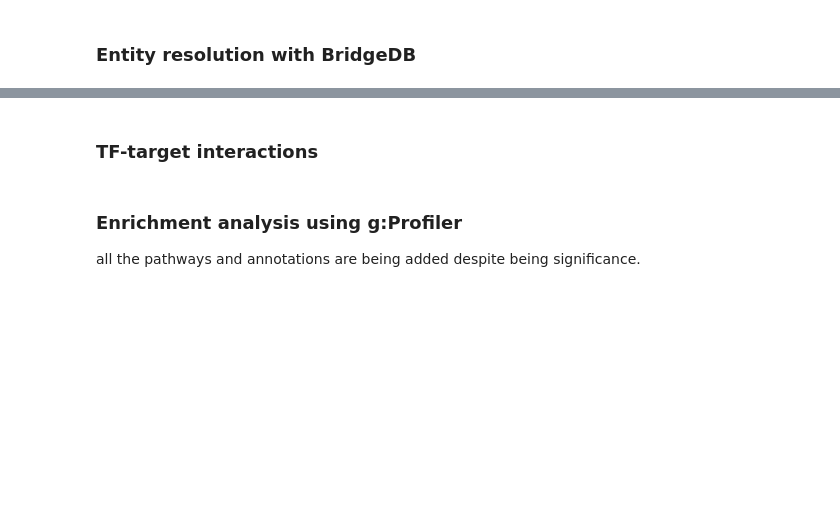
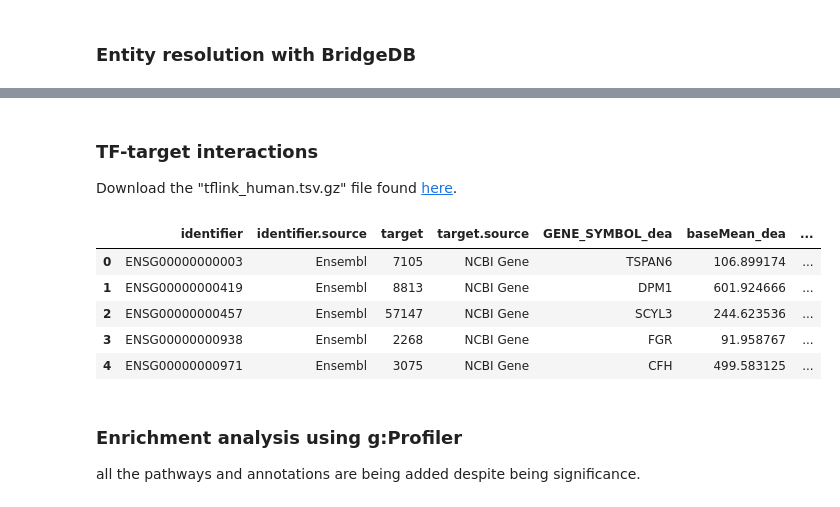
Before and after one commit to BioDataFuse/pyBiodatafuse, a Jupyter notebook: examples/usecases/muscle/01_graph_generation_human.ipynb, the cells around one changed output, grey strips where cells are left out. Saved outputs shown, nothing was run; the diff lists cells and outputs as text; code cells hidden in the pictures; blank space fills up the shorter version.

```diff
--- a/examples/usecases/muscle/01_graph_generation_human.ipynb
+++ b/examples/usecases/muscle/01_graph_generation_human.ipynb
@@ -63,24 +74,32 @@ bridgedb_df.head(1)
-# %% [markdown]
-### TF-target interactions
+# %% [markdown]
+### TF-target interactions
+
+Download the "tflink_human.tsv.gz" file found [here](https://cdn.netbiol.org/tflink/download_files/TFLink_Homo_sapiens_interactions_All_simpleFormat_v1.0.tsv.gz).
 # %%
-tflink_path = os.path.join(base_dir, "data/human/tflink.pkl")
-tflink_metadata_path = os.path.join(base_dir, "data/human/tflink_metadata.pkl")
+tflink_path = os.path.join(base_dir, "data/human_tflink.pkl")
+tflink_metadata_path = os.path.join(base_dir, "data/human_tflink_metadata.pkl")
 
 if not os.path.exists(tflink_path):
     tflink_df, tflink_metadata = tflink.get_tf_target(
         bridgedb_df=bridgedb_df,
-        tf_file="TFLink_Homo_sapiens_interactions_All_simpleFormat_v1.0.tsv.gz",
-        filename="data/human/tflink_human.tsv.gz",
+        tf_file=f"{base_dir}/datasets/TFLink_Homo_sapiens_interactions_All_simpleFormat_v1.0.tsv.gz",
         filter_deg=True,
         padj_colname="padj",
         padj_filter=0.05,
     )
     tflink_df.to_pickle(tflink_path)
     with open(tflink_metadata_path, "wb") as file:
         pickle.dump(tflink_metadata, file)
 else:
     tflink_df = pd.read_pickle(tflink_path)
     with open(tflink_metadata_path, "rb") as file:
         tflink_metadata = pickle.load(file)
 
-tflink_df.head(2)
+tflink_df.head()
+# %% [output]
+|  | identifier | identifier.source | target | target.source | GENE_SYMBOL_dea | baseMean_dea | ... |
+| 0 | ENSG00000000003 | Ensembl | 7105 | NCBI Gene | TSPAN6 | 106.899174 | ... |
+| 1 | ENSG00000000419 | Ensembl | 8813 | NCBI Gene | DPM1 | 601.924666 | ... |
+| 2 | ENSG00000000457 | Ensembl | 57147 | NCBI Gene | SCYL3 | 244.623536 | ... |
+| 3 | ENSG00000000938 | Ensembl | 2268 | NCBI Gene | FGR | 91.958767 | ... |
+| 4 | ENSG00000000971 | Ensembl | 3075 | NCBI Gene | CFH | 499.583125 | ... |
```
Also changed, not shown: parts of 38 cells of this notebook, 9 other files.
